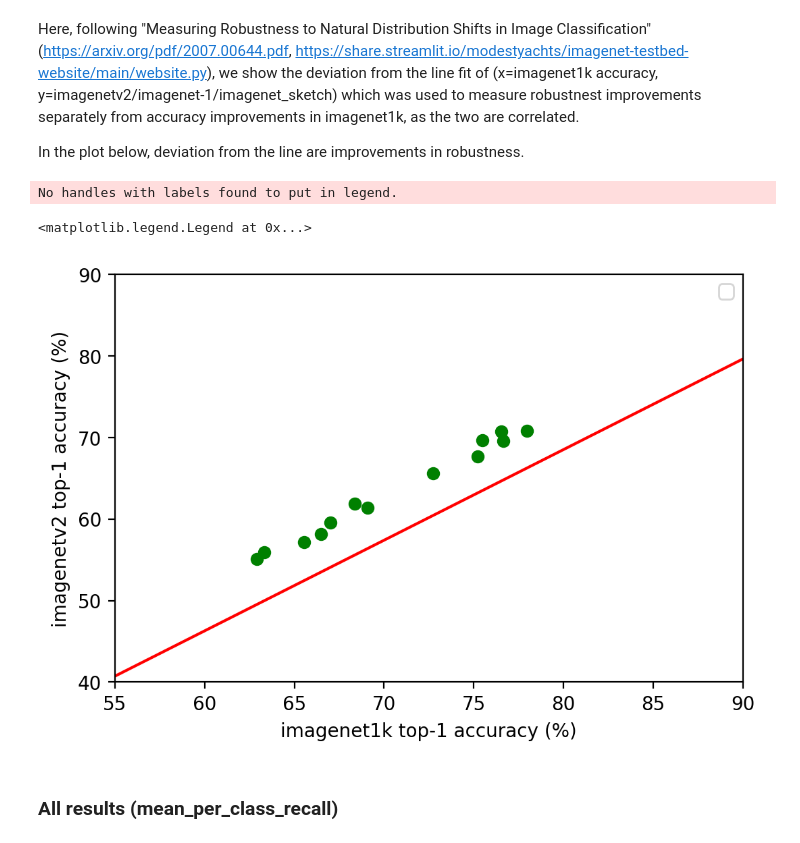
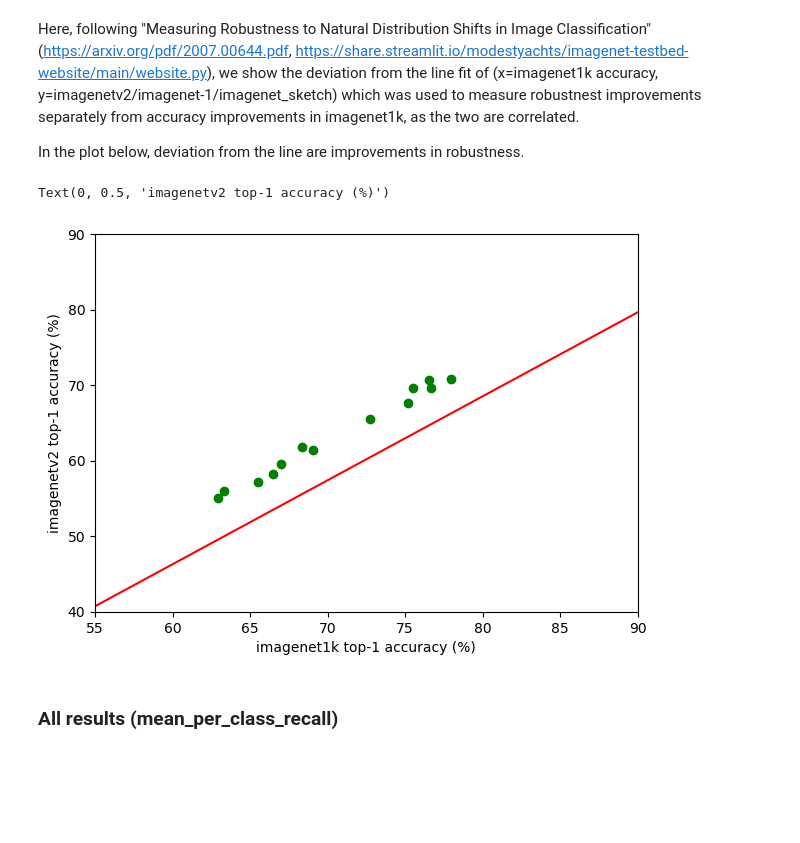
Before and after one commit to LAION-AI/CLIP_benchmark, a Jupyter notebook: benchmark/results.ipynb, the cells around one changed output. Cells and saved outputs as stored; diff of their text form; code cells hidden in the pictures; blank space fills up the shorter version.

```diff
--- a/benchmark/results.ipynb
+++ b/benchmark/results.ipynb
@@ -197,29 +212,28 @@ to measure robustnest improvements separately from accuracy improvements in imag
 
 In the plot below, deviation from the line are improvements in robustness.
 # %%
+plt.figure(figsize=(7, 5),dpi=100)
 df_metric = pd.pivot(df, index="model_fullname", columns="dataset", values="acc1").T.dropna()
 dataset = "imagenetv2"
 line_fits_data = {
     # slopes and intercepts from https://share.streamlit.io/modestyachts/imagenet-testbed-website/main/website.py
     "imagenetv2": (1.112, -20.433),
     "imagenet-r": (1.549, -104.556),
     "imagenet_sketch": (0.931, -45.373)
 }
 x=np.linspace(0, 100,100)
 slope, intercept = line_fits_data[dataset]
 y=x*slope+intercept
 plt.xlim(55,90)
 plt.ylim(40,90)
 d = df_metric.T[["imagenet1k", dataset]]*100
 plt.scatter(d["imagenet1k"], d[dataset], color="green")
 plt.plot(x,y, color="red")
 plt.xlabel("imagenet1k top-1 accuracy (%)")
 plt.ylabel(f"{dataset} top-1 accuracy (%)")
-plt.legend()
 # %% [output]
-No handles with labels found to put in legend.
+Text(0, 0.5, 'imagenetv2 top-1 accuracy (%)')
-<matplotlib.legend.Legend at 0x...>
-[figure, old version]
+[figure, new version]
 # %% [markdown]
 ### All results (mean_per_class_recall)
 # %%
```
Also changed, not shown: parts of 3 cells of this notebook.
